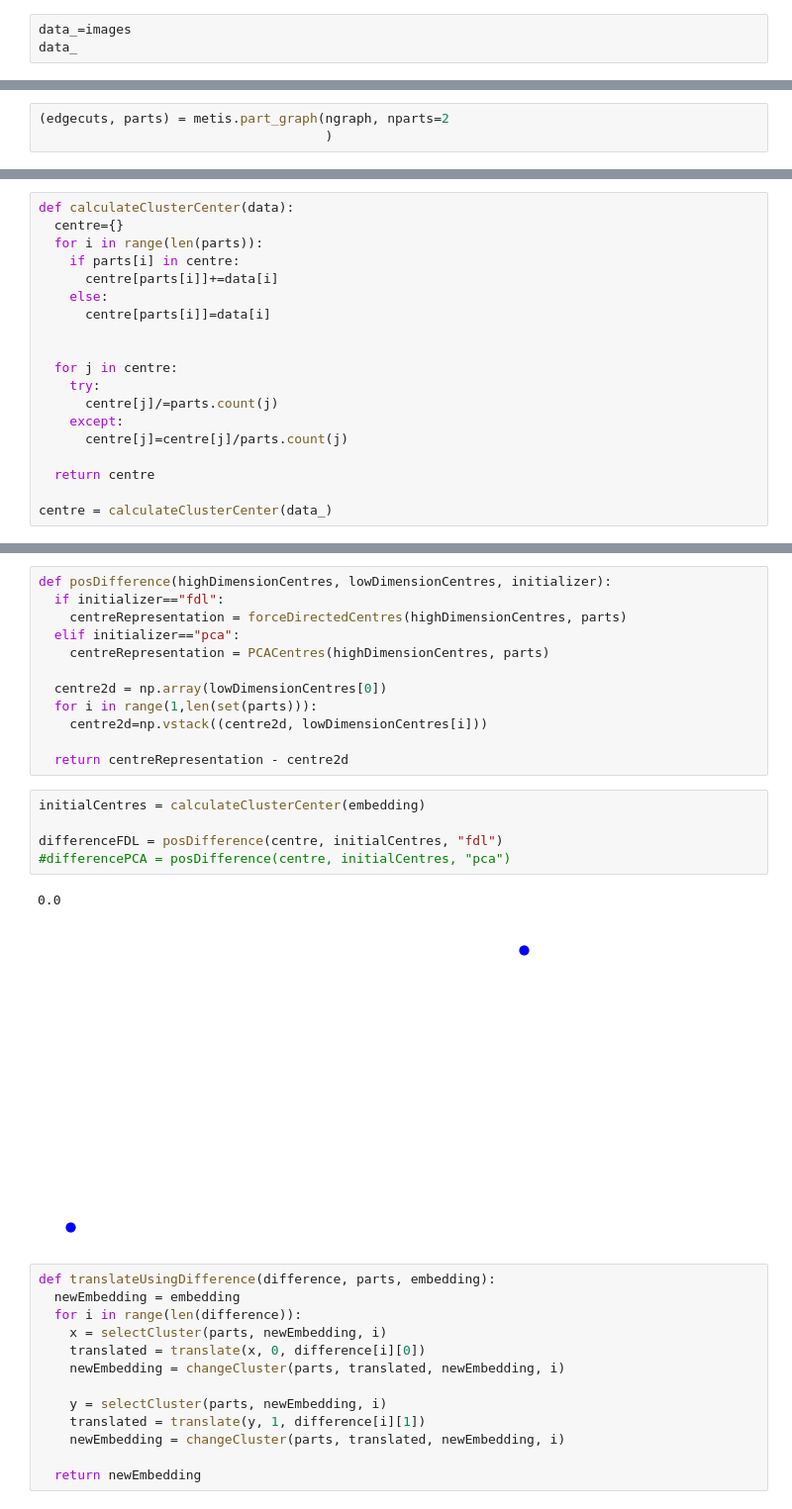
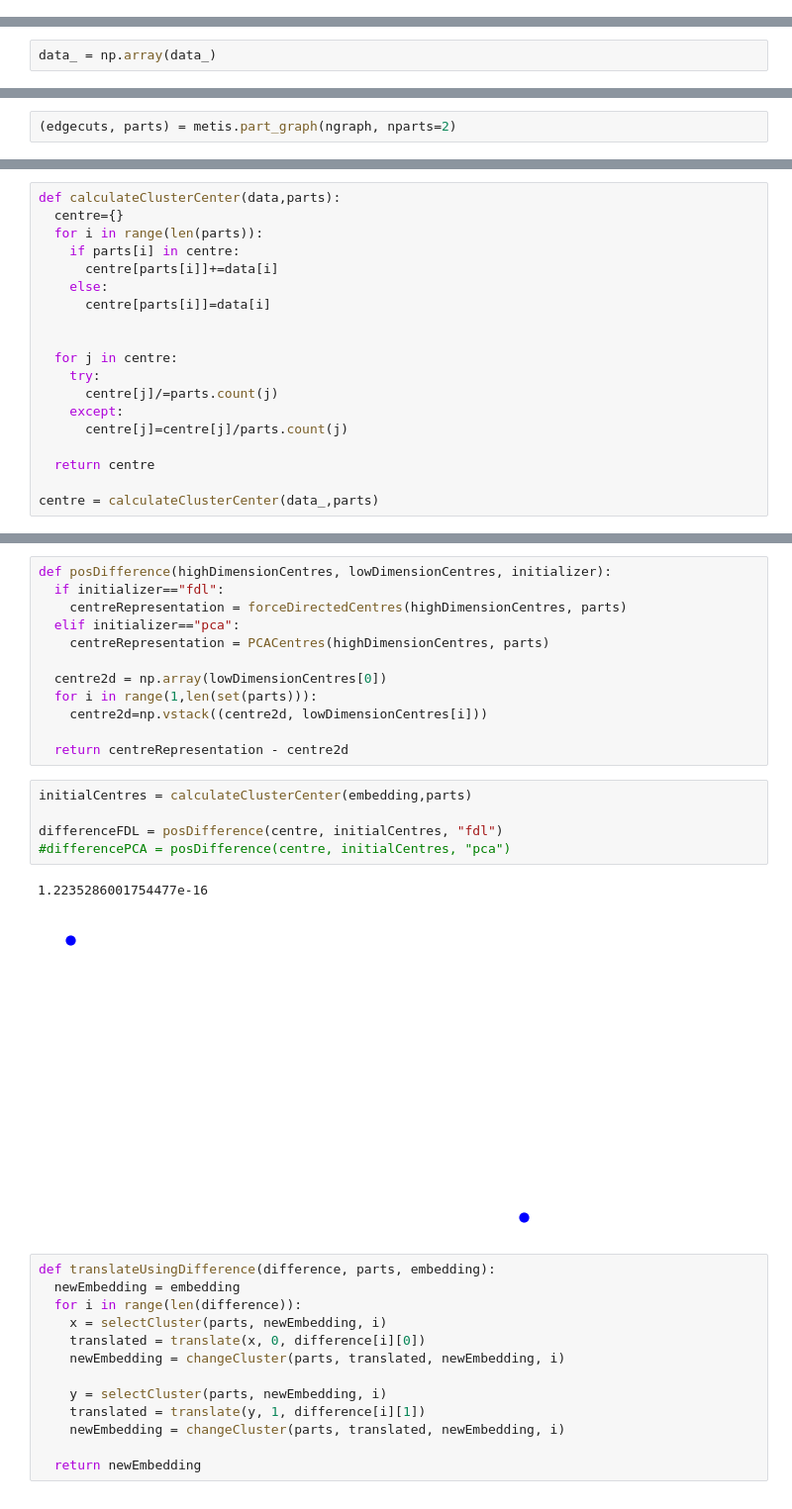
Before and after one commit to Vasu456/ClusterView-, a Jupyter notebook: Cluster_View.ipynb, the cells around one changed output, grey strips where cells are left out. Shown at 99% size. Cells and saved outputs as stored; diff of their text form.

```diff
--- a/Cluster_View.ipynb
+++ b/Cluster_View.ipynb
@@ -351,3 +285,0 @@ for folder_name in folder_names:
-# %%
-data_=images
-data_
@@ -389,3 +290,5 @@ ValueError: ignored
+# %%
+data_ = np.array(data_)
 # %%
 reducer = umap.UMAP()
 reducer.fit(data_)
@@ -422,8 +325,7 @@ ngraph = nkx.Graph(graph)
 # %% [markdown]
 nparts = 10 for mnist and wine, 3 for iris and penguins
 # %%
-(edgecuts, parts) = metis.part_graph(ngraph, nparts=2
-                                     )
+(edgecuts, parts) = metis.part_graph(ngraph, nparts=2)
 # %%
 print(parts)
 # %% [output]
@@ -431,5 +333,5 @@ print(parts)
 # %%
-def calculateClusterCenter(data):
+def calculateClusterCenter(data,parts):
   centre={}
   for i in range(len(parts)):
     if parts[i] in centre:
@@ -446,7 +348,7 @@ def calculateClusterCenter(data):
 
   return centre
 
-centre = calculateClusterCenter(data_)
+centre = calculateClusterCenter(data_,parts)
 # %%
 embedding = reducer.embedding_
 # %%
@@ -562,13 +466,13 @@ def posDifference(highDimensionCentres, lowDimensionCentres, initializer):
 
   return centreRepresentation - centre2d
 # %%
-initialCentres = calculateClusterCenter(embedding)
+initialCentres = calculateClusterCenter(embedding,parts)
 
 differenceFDL = posDifference(centre, initialCentres, "fdl")
 #differencePCA = posDifference(centre, initialCentres, "pca")
 # %% [output]
-0.0
+1.2235286001754477e-16
-[figure, old version]
+[figure, new version]
 # %%
 def translateUsingDifference(difference, parts, embedding):
   newEmbedding = embedding
```
Also changed, not shown: parts of 20 cells of this notebook.
